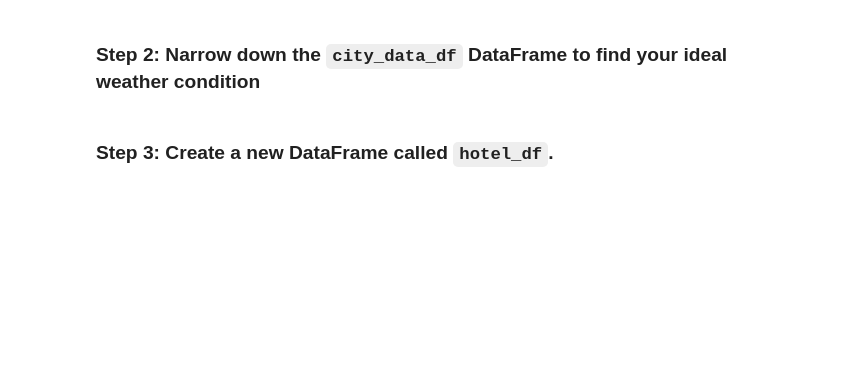
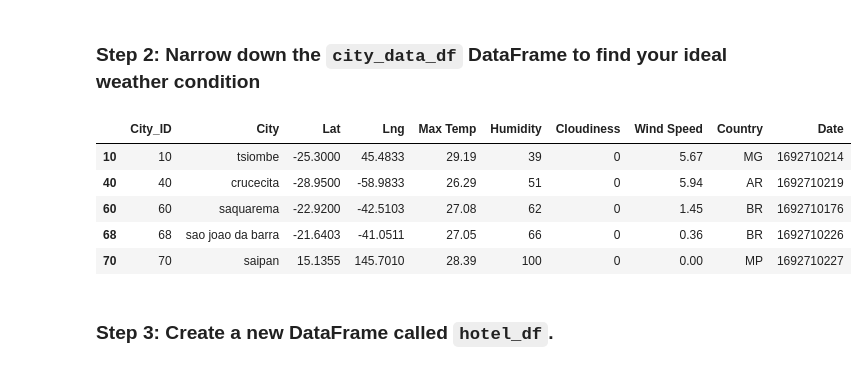
Before and after one commit to aaronbilbow/Challenge6, a Jupyter notebook: Starter_Code/starter_code/VacationPy.ipynb, the cells around one changed output. Cells and saved outputs as stored; diff of their text form; code cells hidden in the pictures; blank space fills up the shorter version.

```diff
--- a/Starter_Code/starter_code/VacationPy.ipynb
+++ b/Starter_Code/starter_code/VacationPy.ipynb
@@ -60,16 +66,23 @@ m
 # %%
 # Narrow down cities that fit criteria and drop any results with null values
 filtered_cities_df = city_data_df[
-    (city_data_df['Humidity'] <= 80) &
-    (city_data_df['Max Temp'] >= 10) &
-    (city_data_df['Max Temp'] <= 60)
+    (city_data_df['Wind Speed'] <= 6.7) &
+    (city_data_df['Max Temp'] >= 25) &
+    (city_data_df['Cloudiness'] == 0)
 ].copy()  # Create a copy of the filtered DataFrame
 
 # Drop any rows with null values
 filtered_cities_df.dropna(inplace=True)
 
 # Display sample data
 filtered_cities_df.head()
+# %% [output]
+|  | City_ID | City | Lat | Lng | Max Temp | Humidity | Cloudiness | Wind Speed | Country | Date |
+| 10 | 10 | tsiombe | -25.3000 | 45.4833 | 29.19 | 39 | 0 | 5.67 | MG | 1692710214 |
+| 40 | 40 | crucecita | -28.9500 | -58.9833 | 26.29 | 51 | 0 | 5.94 | AR | 1692710219 |
+| 60 | 60 | saquarema | -22.9200 | -42.5103 | 27.08 | 62 | 0 | 1.45 | BR | 1692710176 |
+| 68 | 68 | sao joao da barra | -21.6403 | -41.0511 | 27.05 | 66 | 0 | 0.36 | BR | 1692710226 |
+| 70 | 70 | saipan | 15.1355 | 145.7010 | 28.39 | 100 | 0 | 0.00 | MP | 1692710227 |
 # %% [markdown]
 ### Step 3: Create a new DataFrame called `hotel_df`.
 # %%
```
Also changed, not shown: parts of 7 cells of this notebook, 1 other file.
